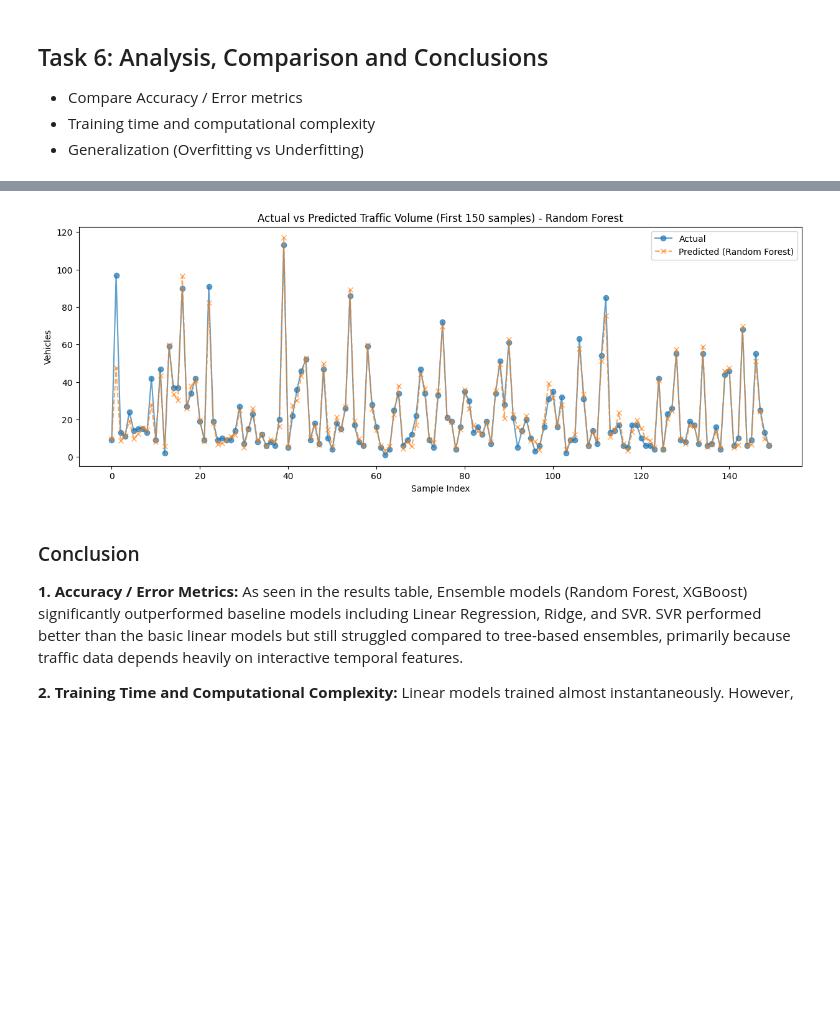
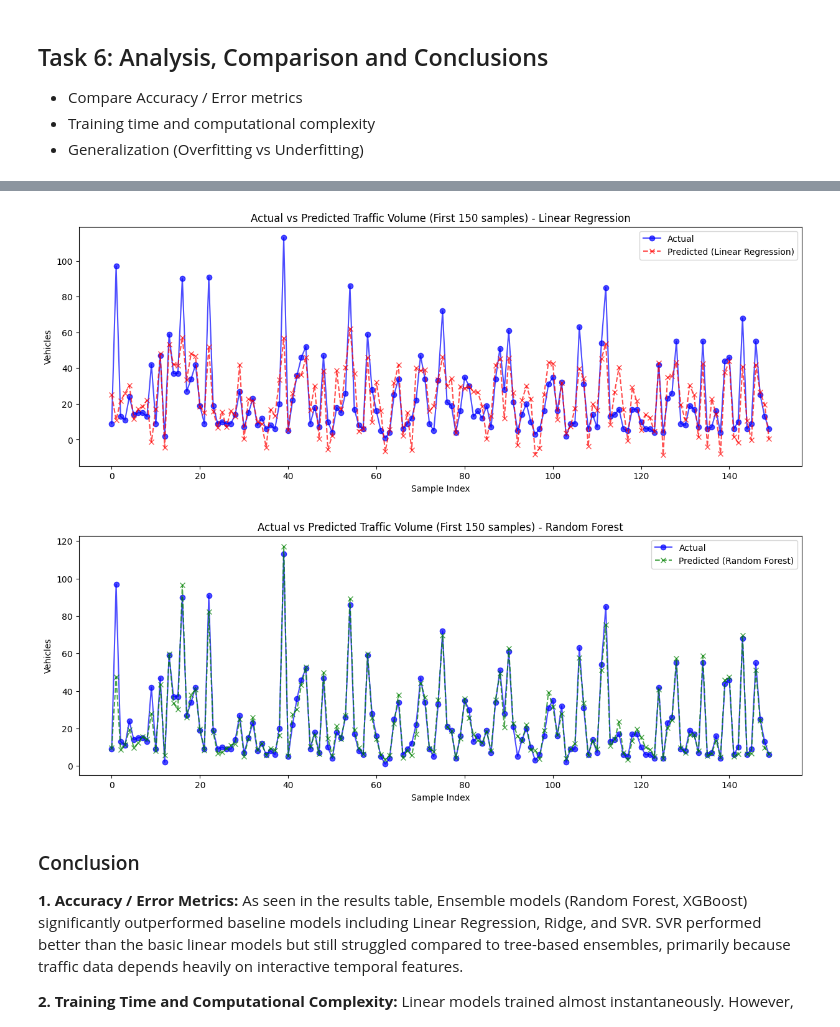
Before and after one commit to Piyush-ouch/traffic_prediction, a Jupyter notebook: notebooks/updated_traffic_prediction_v2.ipynb, the cells around one changed output, grey strips where cells are left out. Saved outputs shown, nothing was run; the diff lists cells and outputs as text; code cells hidden in the pictures; blank space fills up the shorter version.

Commit message:
Update notebook and README with separate comparative graphs

```diff
--- a/notebooks/updated_traffic_prediction_v2.ipynb
+++ b/notebooks/updated_traffic_prediction_v2.ipynb
@@ -229,19 +229,30 @@ plt.show()
 # %%
-
-# Plot Actual vs Predicted values for the best model (XGBoost)
-best_model_name = results_df.index[0]
-best_preds = results_dict[best_model_name]['Predictions']
+# 1. Plot Actual vs Predicted for Linear Regression
+lr_preds = results_dict['Linear Regression']['Predictions']
 
 plt.figure(figsize=(15, 5))
-plt.plot(y_test.values[:150], label='Actual', marker='o', linestyle='-', alpha=0.7)
-plt.plot(best_preds[:150], label=f'Predicted ({best_model_name})', marker='x', linestyle='--', alpha=0.7)
-plt.title(f"Actual vs Predicted Traffic Volume (First 150 samples) - {best_model_name}")
+plt.plot(y_test.values[:150], label='Actual', marker='o', linestyle='-', alpha=0.7, color='blue')
+plt.plot(lr_preds[:150], label='Predicted (Linear Regression)', marker='x', linestyle='--', alpha=0.7, color='red')
+plt.title("Actual vs Predicted Traffic Volume (First 150 samples) - Linear Regression")
 plt.xlabel("Sample Index")
 plt.ylabel("Vehicles")
 plt.legend()
 plt.show()
+
+# 2. Plot Actual vs Predicted for Random Forest
+rf_preds = results_dict['Random Forest']['Predictions']
+
+plt.figure(figsize=(15, 5))
+plt.plot(y_test.values[:150], label='Actual', marker='o', linestyle='-', alpha=0.7, color='blue')
+plt.plot(rf_preds[:150], label='Predicted (Random Forest)', marker='x', linestyle='--', alpha=0.7, color='green')
+plt.title("Actual vs Predicted Traffic Volume (First 150 samples) - Random Forest")
+plt.xlabel("Sample Index")
+plt.ylabel("Vehicles")
+plt.legend()
+plt.show()
 # %% [output]
-[figure, old version]
+[figure, new version]
+[figure, added]
 # %% [markdown]
 
 ### Conclusion
```
Also changed, not shown: parts of 3 cells of this notebook, 5 other files.
